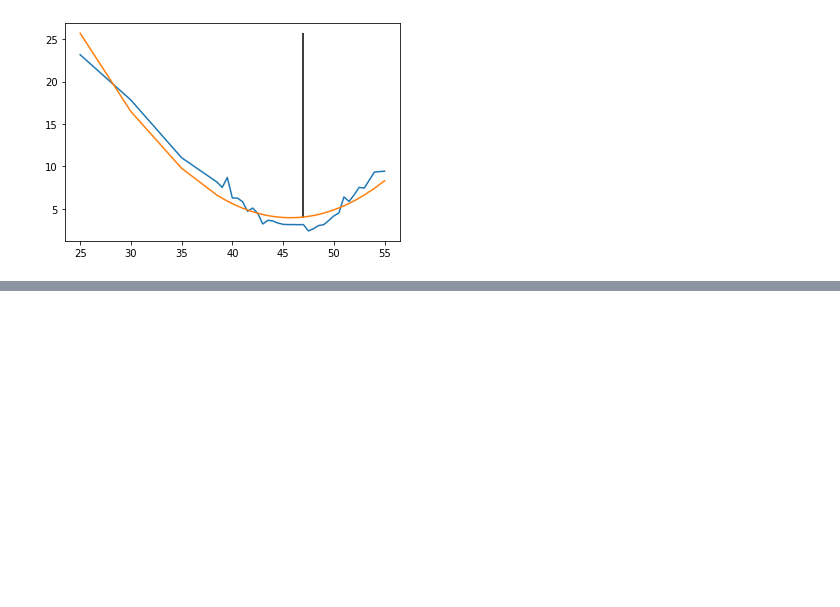
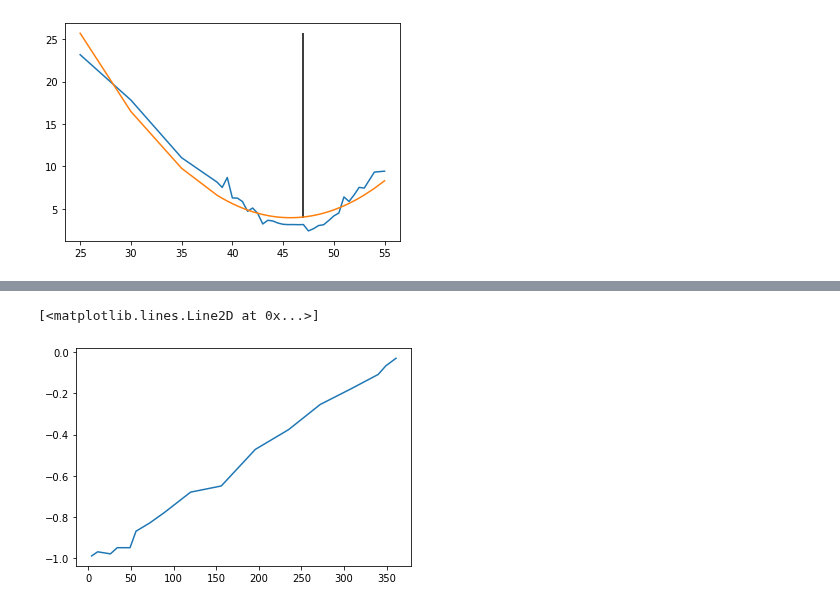
Before and after one commit to rbetzler/fun-times-in-python, a Jupyter notebook: finance/science/exploration/20200528_options.ipynb, the cells around one changed output, grey strips where cells are left out. Drawn from its saved outputs; the diff is of its cells as text; code cells hidden in the pictures; blank space fills up the shorter version.

```diff
--- a/finance/science/exploration/20200528_options.ipynb
+++ b/finance/science/exploration/20200528_options.ipynb
@@ -349,0 +370,7 @@ plt.show()
+# %%
+plt.plot(
+    (s['call_price']-s['call_price'].shift(-1))/(s['strike']-s['strike'].shift(-1))
+)
+# %% [output]
+[<matplotlib.lines.Line2D at 0x...>]
+[figure, added]
```
Also changed, not shown: parts of 4 cells of this notebook, 2 other files.
